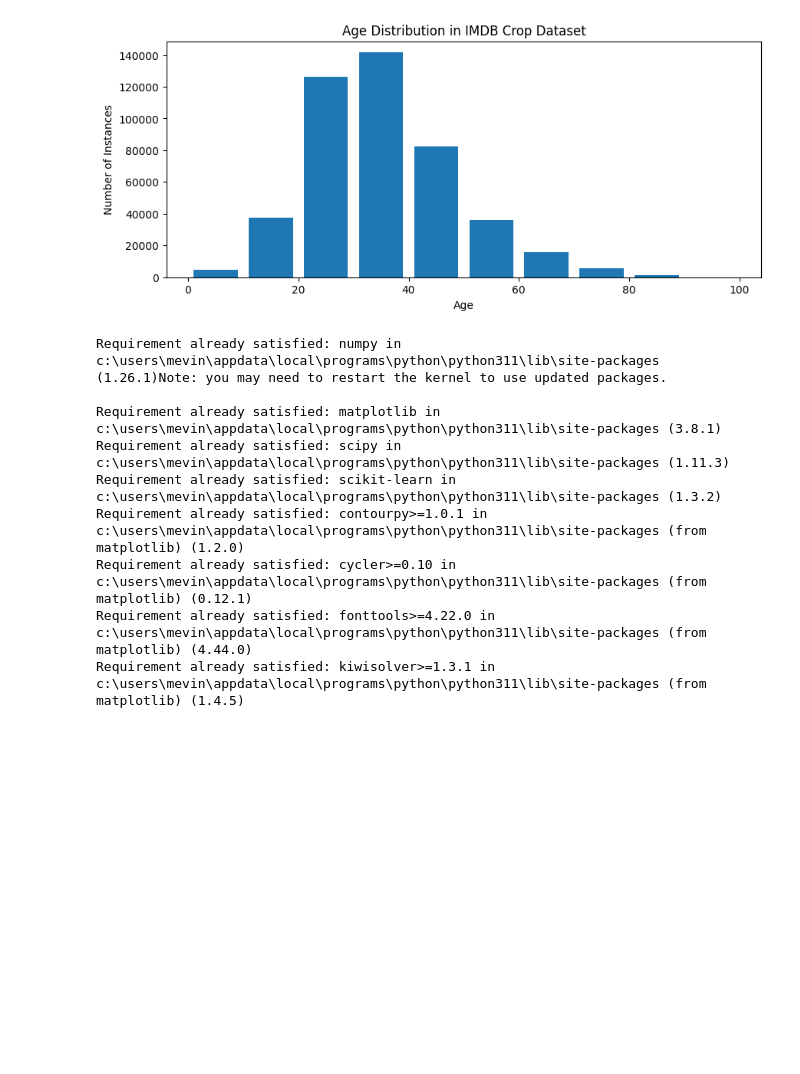
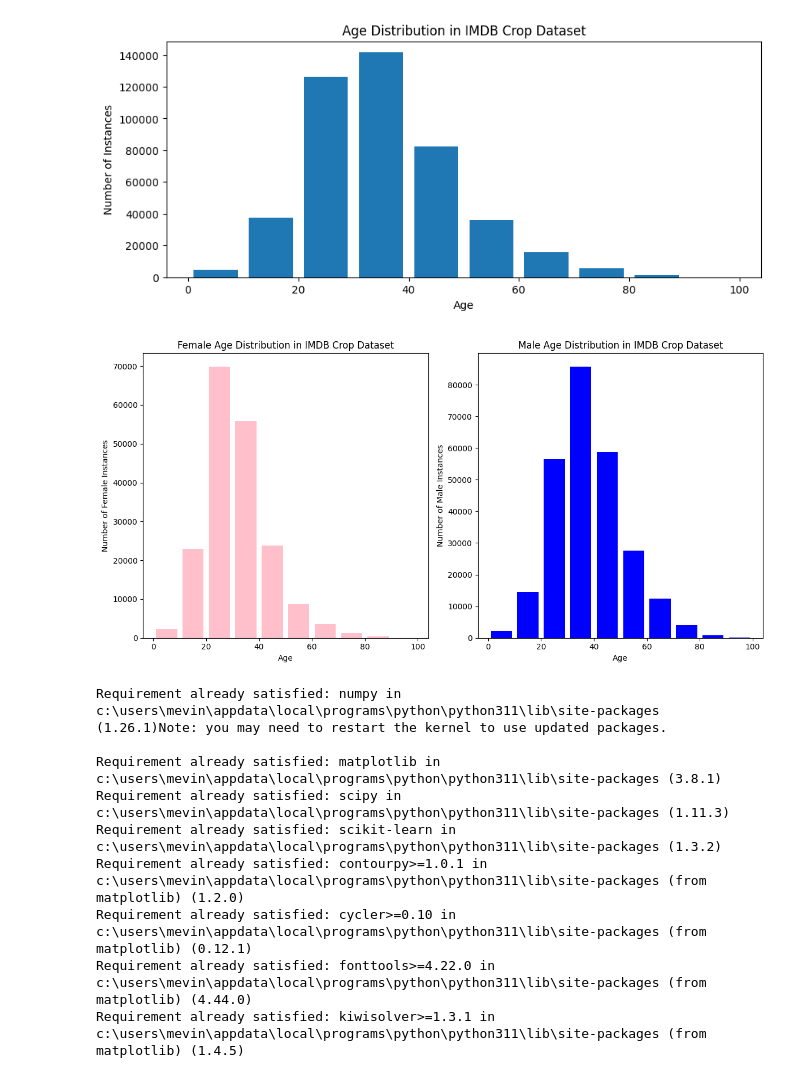
Before and after one commit to Gogetanks/ML--Age-Detection, a Jupyter notebook: balance.ipynb, the cells around one changed output. Saved outputs shown, nothing was run; the diff lists cells and outputs as text; code cells hidden in the pictures; blank space fills up the shorter version.

```diff
--- a/balance.ipynb
+++ b/balance.ipynb
@@ -82,6 +82,57 @@ plt.show()
 # %% [output]
 [figure]
 [figure]
+# %%
+import scipy.io
+import matplotlib.pyplot as plt
+import numpy as np
+import datetime as dt
+
+# Load the imdb.mat file (replace with your file path)
+mat = scipy.io.loadmat('C:\\Users\\mevin\\Downloads\\imdb_crop\\imdb.mat')
+
+# Extract data
+instances = mat['imdb'][0, 0]
+gender_data = instances['gender'][0]  # 0: Female, 1: Male
+dob_data = instances['dob'][0]  # Date of birth (Matlab serial date number)
+photo_taken_data = instances['photo_taken'][0]  # Year when photo was taken
+
+# Convert Matlab serial date number to Python datetime
+dob_data_converted = [dt.datetime.fromordinal(int(dob) + 366) if dob > 0 else dt.datetime(1, 1, 1) for dob in dob_data]
+
+# Calculate age
+age_data = photo_taken_data - np.array([dob.year for dob in dob_data_converted])
+
+# Filter out invalid data
+valid_indices = (gender_data >= 0) & (age_data > 0) & (age_data < 100)
+filtered_genders = gender_data[valid_indices]
+filtered_ages = age_data[valid_indices]
+
+# Separate data by gender
+ages_female = filtered_ages[filtered_genders == 0]
+ages_male = filtered_ages[filtered_genders == 1]
+
+# Plotting age distribution per gender
+plt.figure(figsize=(12, 6))
+
+# Female age distribution
+plt.subplot(1, 2, 1)
+plt.hist(ages_female, bins=range(0, 101, 10), rwidth=0.8, color='pink')
+plt.xlabel('Age')
+plt.ylabel('Number of Female Instances')
+plt.title('Female Age Distribution in IMDB Crop Dataset')
+
+# Male age distribution
+plt.subplot(1, 2, 2)
+plt.hist(ages_male, bins=range(0, 101, 10), rwidth=0.8, color='blue')
+plt.xlabel('Age')
+plt.ylabel('Number of Male Instances')
+plt.title('Male Age Distribution in IMDB Crop Dataset')
+
+plt.tight_layout()
+plt.show()
+# %% [output]
+[figure, added]
 # %%
 pip install numpy matplotlib scipy scikit-learn
 # %% [output]
```
Also changed, not shown: parts of 1 cell of this notebook, 6 other files.
